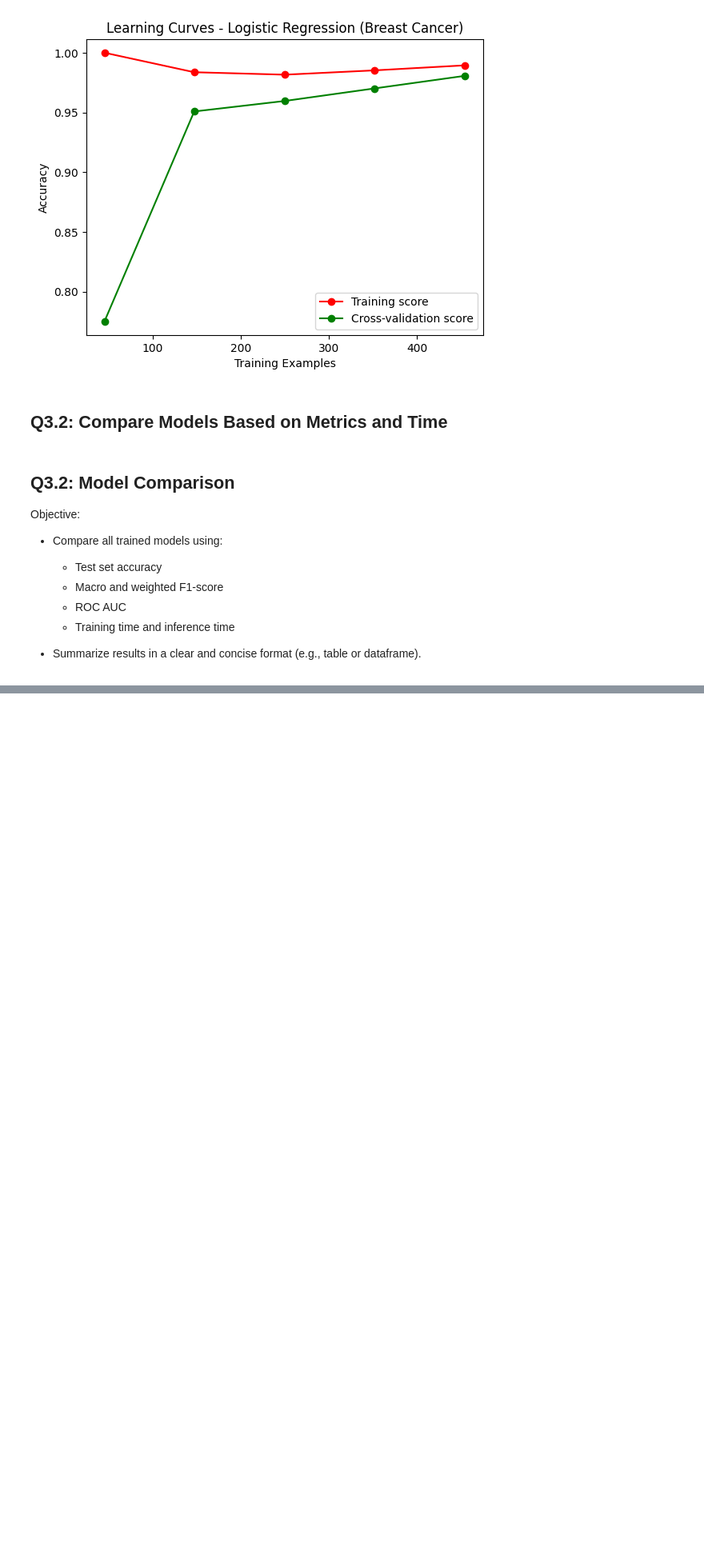
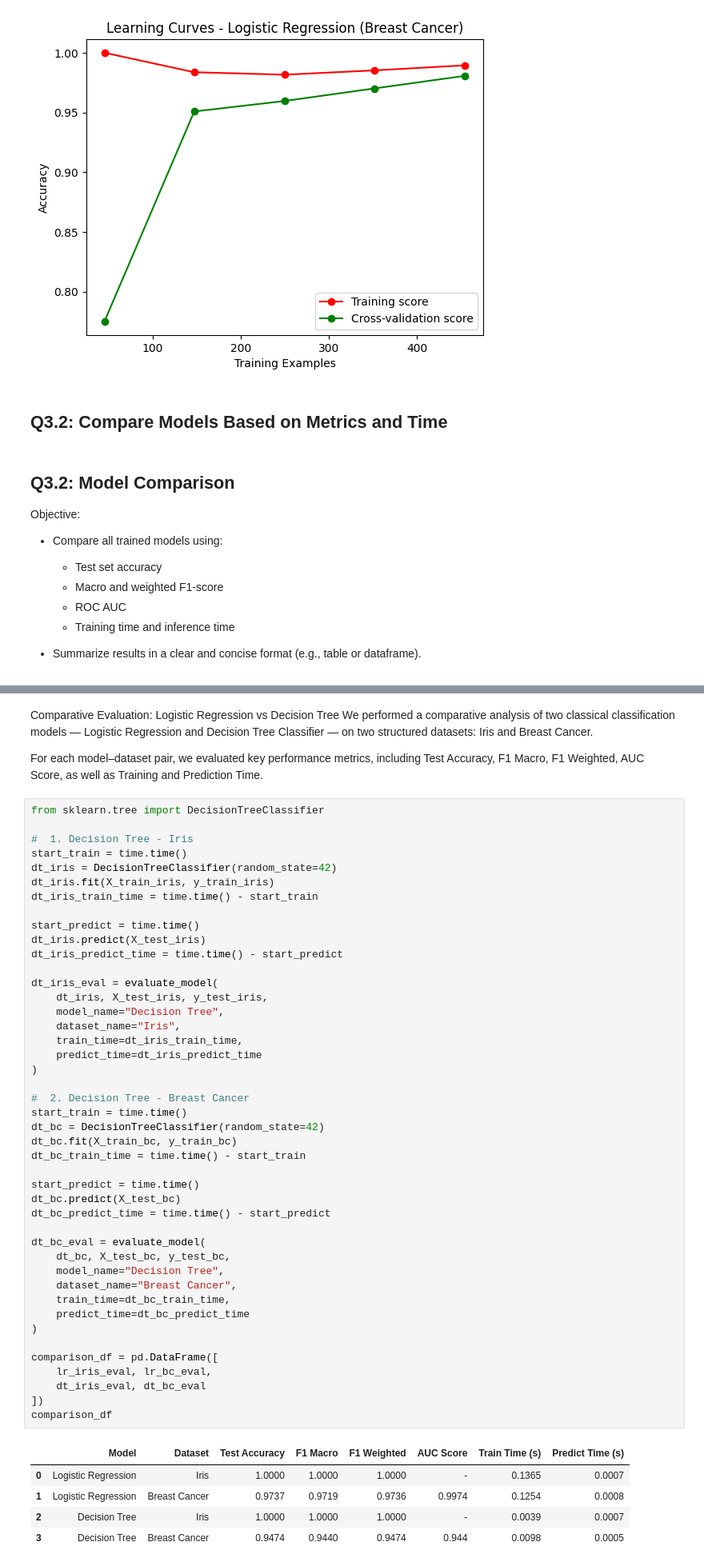
Before and after one commit to kameldeeb/Web-Data-Mining, a Jupyter notebook: Compare_Workbooks.ipynb, the cells around one changed output, grey strips where cells are left out. Shown: that part at 80% size. Cells and saved outputs as stored; diff of their text form; blank space fills up the shorter version.

```diff
--- a/Compare_Workbooks.ipynb
+++ b/Compare_Workbooks.ipynb
@@ -698,0 +792,55 @@ Objective:
+# %% [markdown]
+Comparative Evaluation: Logistic Regression vs Decision Tree
+We performed a comparative analysis of two classical classification models — Logistic Regression and Decision Tree Classifier — on two structured datasets: Iris and Breast Cancer.
+
+For each model–dataset pair, we evaluated key performance metrics, including Test Accuracy, F1 Macro, F1 Weighted, AUC Score, as well as Training and Prediction Time.
+# %%
+from sklearn.tree import DecisionTreeClassifier
+
+#  1. Decision Tree - Iris
+start_train = time.time()
+dt_iris = DecisionTreeClassifier(random_state=42)
+dt_iris.fit(X_train_iris, y_train_iris)
+dt_iris_train_time = time.time() - start_train
+
+start_predict = time.time()
+dt_iris.predict(X_test_iris)
+dt_iris_predict_time = time.time() - start_predict
+
+dt_iris_eval = evaluate_model(
+    dt_iris, X_test_iris, y_test_iris,
+    model_name="Decision Tree",
+    dataset_name="Iris",
+    train_time=dt_iris_train_time,
+    predict_time=dt_iris_predict_time
+)
+
+#  2. Decision Tree - Breast Cancer
+start_train = time.time()
+dt_bc = DecisionTreeClassifier(random_state=42)
+dt_bc.fit(X_train_bc, y_train_bc)
+dt_bc_train_time = time.time() - start_train
+
+start_predict = time.time()
+dt_bc.predict(X_test_bc)
+dt_bc_predict_time = time.time() - start_predict
+
+dt_bc_eval = evaluate_model(
+    dt_bc, X_test_bc, y_test_bc,
+    model_name="Decision Tree",
+    dataset_name="Breast Cancer",
+    train_time=dt_bc_train_time,
+    predict_time=dt_bc_predict_time
+)
+
+comparison_df = pd.DataFrame([
+    lr_iris_eval, lr_bc_eval,
+    dt_iris_eval, dt_bc_eval
+])
+comparison_df
+# %% [output]
+|  | Model | Dataset | Test Accuracy | F1 Macro | F1 Weighted | AUC Score | Train Time (s) | Predict Time (s) |
+| 0 | Logistic Regression | Iris | 1.0000 | 1.0000 | 1.0000 | - | 0.1365 | 0.0007 |
+| 1 | Logistic Regression | Breast Cancer | 0.9737 | 0.9719 | 0.9736 | 0.9974 | 0.1254 | 0.0008 |
+| 2 | Decision Tree | Iris | 1.0000 | 1.0000 | 1.0000 | - | 0.0039 | 0.0007 |
+| 3 | Decision Tree | Breast Cancer | 0.9474 | 0.9440 | 0.9474 | 0.944 | 0.0098 | 0.0005 |
```
Also changed, not shown: parts of 4 cells of this notebook.
